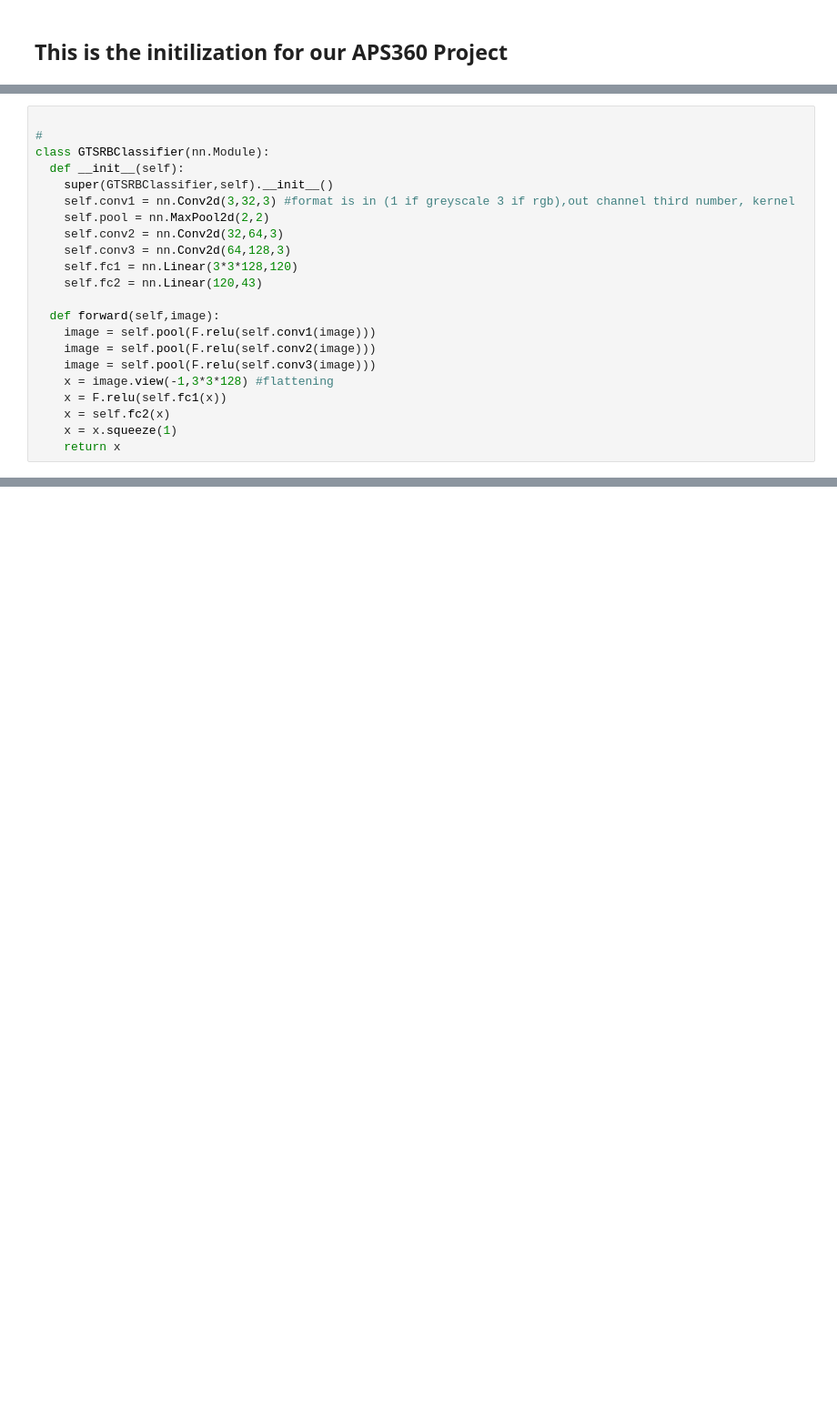
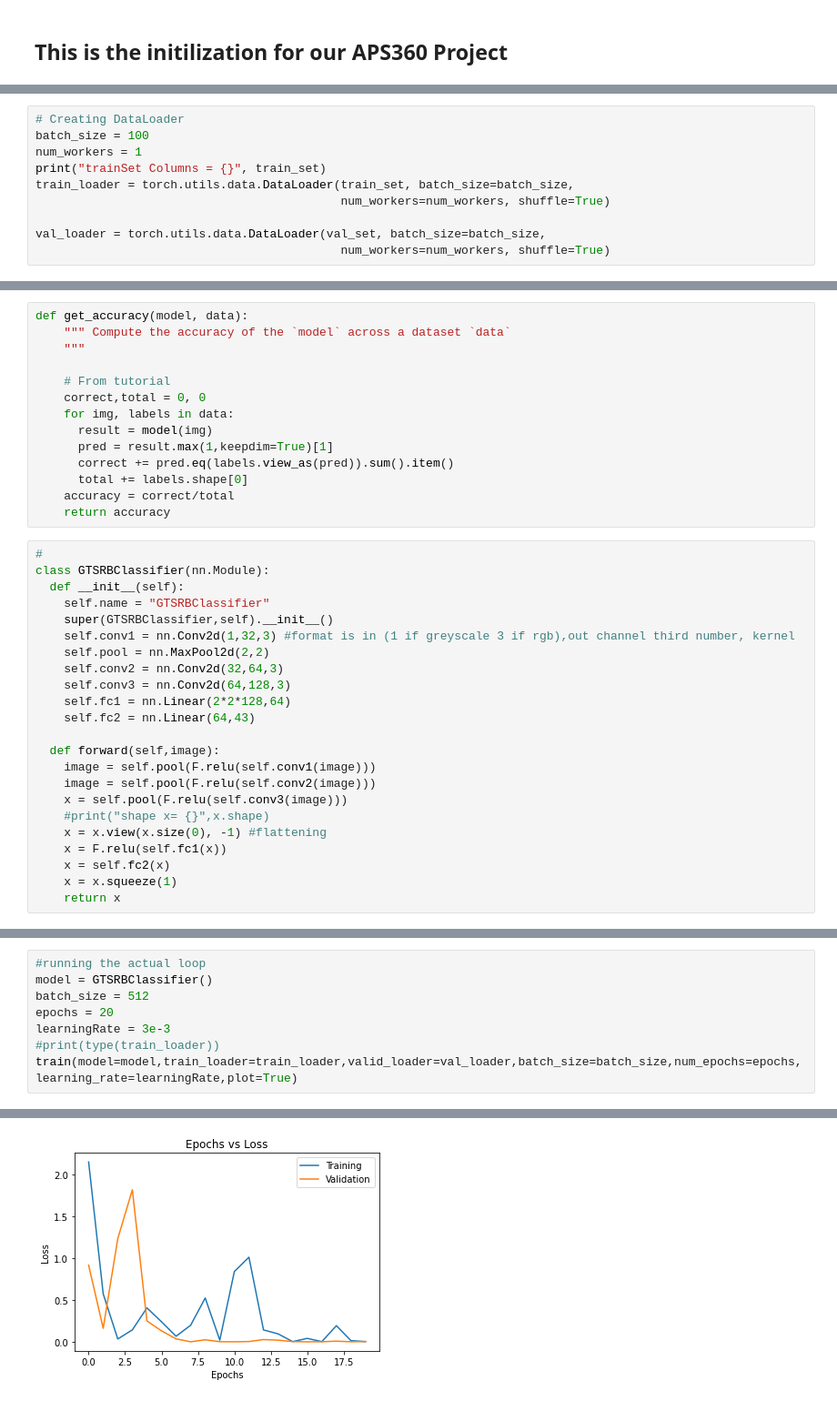
Before and after one commit to Maxarreaga/APS360, a Jupyter notebook: init.ipynb, the cells around one changed output, grey strips where cells are left out. Shown at 91% size. Saved outputs shown, nothing was run; the diff lists cells and outputs as text; blank space fills up the shorter version.

```diff
--- a/init.ipynb
+++ b/init.ipynb
@@ -15,0 +67,10 @@ import torchvision.transforms as transforms
+# %%
+# Creating DataLoader
+batch_size = 100
+num_workers = 1
+print("trainSet Columns = {}", train_set)
+train_loader = torch.utils.data.DataLoader(train_set, batch_size=batch_size,
+                                           num_workers=num_workers, shuffle=True)
+
+val_loader = torch.utils.data.DataLoader(val_set, batch_size=batch_size,
+                                           num_workers=num_workers, shuffle=True)
@@ -16,21 +79,36 @@ import torchvision.transforms as transforms
+# %%
+def get_accuracy(model, data):
+    """ Compute the accuracy of the `model` across a dataset `data`
+    """
+
+    # From tutorial
+    correct,total = 0, 0
+    for img, labels in data:
+      result = model(img)
+      pred = result.max(1,keepdim=True)[1]
+      correct += pred.eq(labels.view_as(pred)).sum().item()
+      total += labels.shape[0]
+    accuracy = correct/total
+    return accuracy
 # %%
-
 #
 class GTSRBClassifier(nn.Module):
   def __init__(self):
+    self.name = "GTSRBClassifier"
     super(GTSRBClassifier,self).__init__()
-    self.conv1 = nn.Conv2d(3,32,3) #format is in (1 if greyscale 3 if rgb),out channel third number, kernel
+    self.conv1 = nn.Conv2d(1,32,3) #format is in (1 if greyscale 3 if rgb),out channel third number, kernel
     self.pool = nn.MaxPool2d(2,2)
     self.conv2 = nn.Conv2d(32,64,3)
     self.conv3 = nn.Conv2d(64,128,3)
-    self.fc1 = nn.Linear(3*3*128,120)
-    self.fc2 = nn.Linear(120,43)
+    self.fc1 = nn.Linear(2*2*128,64)
+    self.fc2 = nn.Linear(64,43)
 
   def forward(self,image):
     image = self.pool(F.relu(self.conv1(image)))
     image = self.pool(F.relu(self.conv2(image)))
-    image = self.pool(F.relu(self.conv3(image)))
-    x = image.view(-1,3*3*128) #flattening
+    x = self.pool(F.relu(self.conv3(image)))
+    #print("shape x= {}",x.shape)
+    x = x.view(x.size(0), -1) #flattening
     x = F.relu(self.fc1(x))
     x = self.fc2(x)
     x = x.squeeze(1)
@@ -116,0 +190,9 @@ train_net
+# %%
+#running the actual loop
+model = GTSRBClassifier()
+batch_size = 512
+epochs = 20
+learningRate = 3e-3
+#print(type(train_loader))
+train(model=model,train_loader=train_loader,valid_loader=val_loader,batch_size=batch_size,num_epochs=epochs,learning_rate=learningRate,plot=True)
+# %% [output]
@@ -116,0 +216 @@ train_net
+[figure, added]
```
Also changed, not shown: parts of 11 cells of this notebook.
